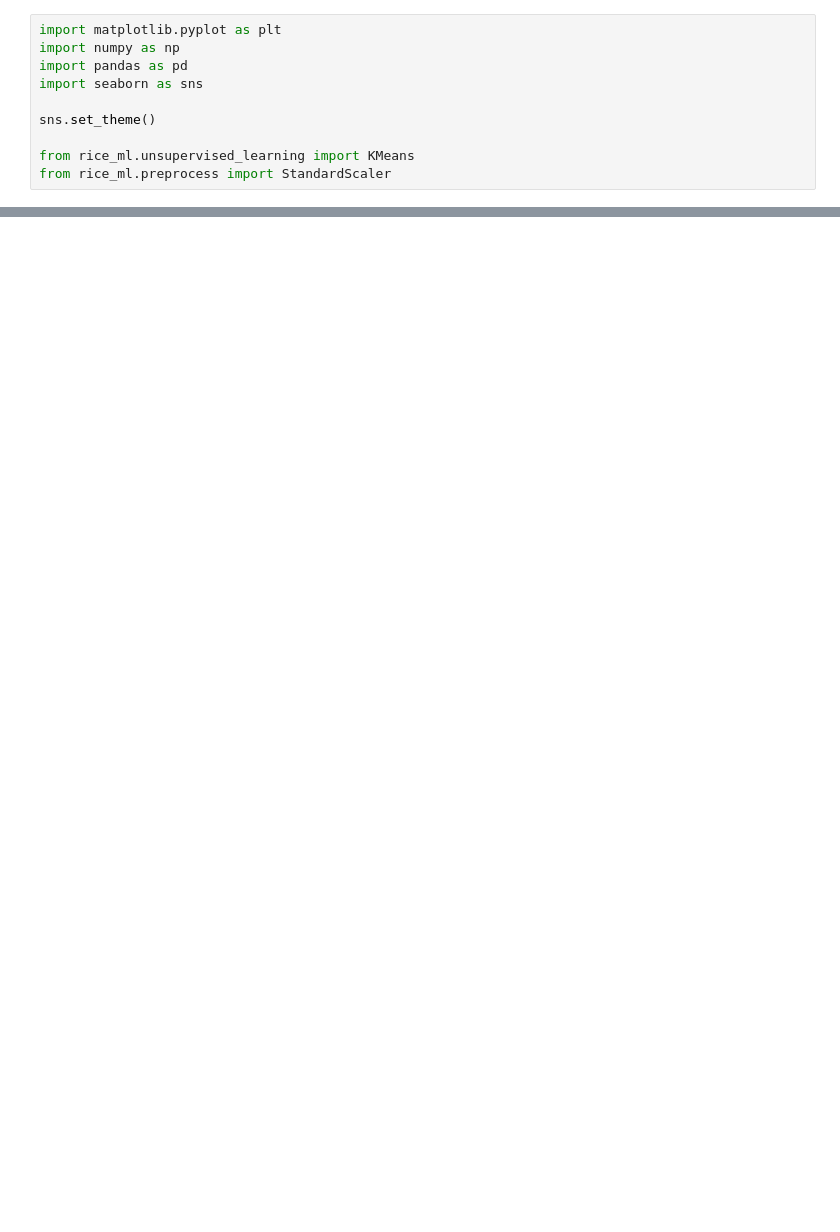
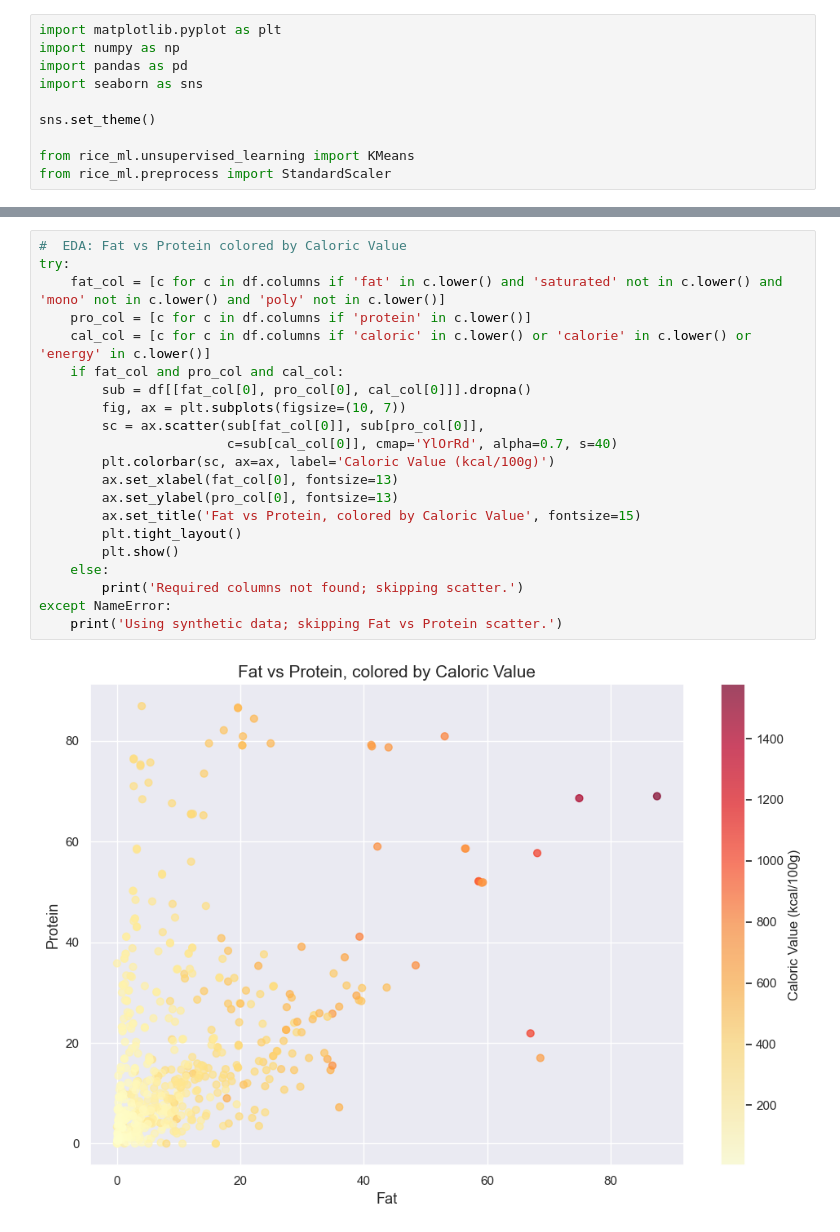
Before and after one commit to GraceYang9127/CMOR438Final, a Jupyter notebook: examples/Unsupervised Learning/K-means/kmeans.ipynb, the cells around one changed output, grey strips where cells are left out. Drawn from its saved outputs; the diff is of its cells as text; blank space fills up the shorter version.

Commit message:
updated label propagation and kmeans

```diff
--- a/examples/Unsupervised Learning/K-means/kmeans.ipynb
+++ b/examples/Unsupervised Learning/K-means/kmeans.ipynb
@@ -51,0 +126,23 @@ print(f'Scaled shape: {X_scaled.shape}')
+# %%
+#  EDA: Fat vs Protein colored by Caloric Value
+try:
+    fat_col = [c for c in df.columns if 'fat' in c.lower() and 'saturated' not in c.lower() and 'mono' not in c.lower() and 'poly' not in c.lower()]
+    pro_col = [c for c in df.columns if 'protein' in c.lower()]
+    cal_col = [c for c in df.columns if 'caloric' in c.lower() or 'calorie' in c.lower() or 'energy' in c.lower()]
+    if fat_col and pro_col and cal_col:
+        sub = df[[fat_col[0], pro_col[0], cal_col[0]]].dropna()
+        fig, ax = plt.subplots(figsize=(10, 7))
+        sc = ax.scatter(sub[fat_col[0]], sub[pro_col[0]],
+                        c=sub[cal_col[0]], cmap='YlOrRd', alpha=0.7, s=40)
+        plt.colorbar(sc, ax=ax, label='Caloric Value (kcal/100g)')
+        ax.set_xlabel(fat_col[0], fontsize=13)
+        ax.set_ylabel(pro_col[0], fontsize=13)
+        ax.set_title('Fat vs Protein, colored by Caloric Value', fontsize=15)
+        plt.tight_layout()
+        plt.show()
+    else:
+        print('Required columns not found; skipping scatter.')
+except NameError:
+    print('Using synthetic data; skipping Fat vs Protein scatter.')
+# %% [output]
+[figure, added]
```
Also changed, not shown: parts of 14 cells of this notebook, 1 other file.
